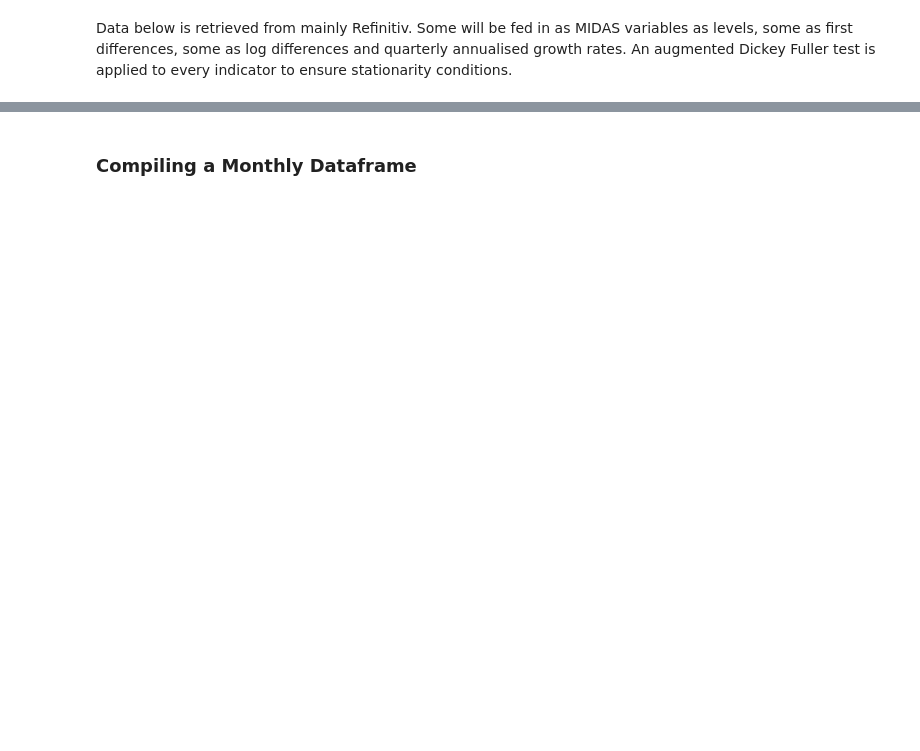
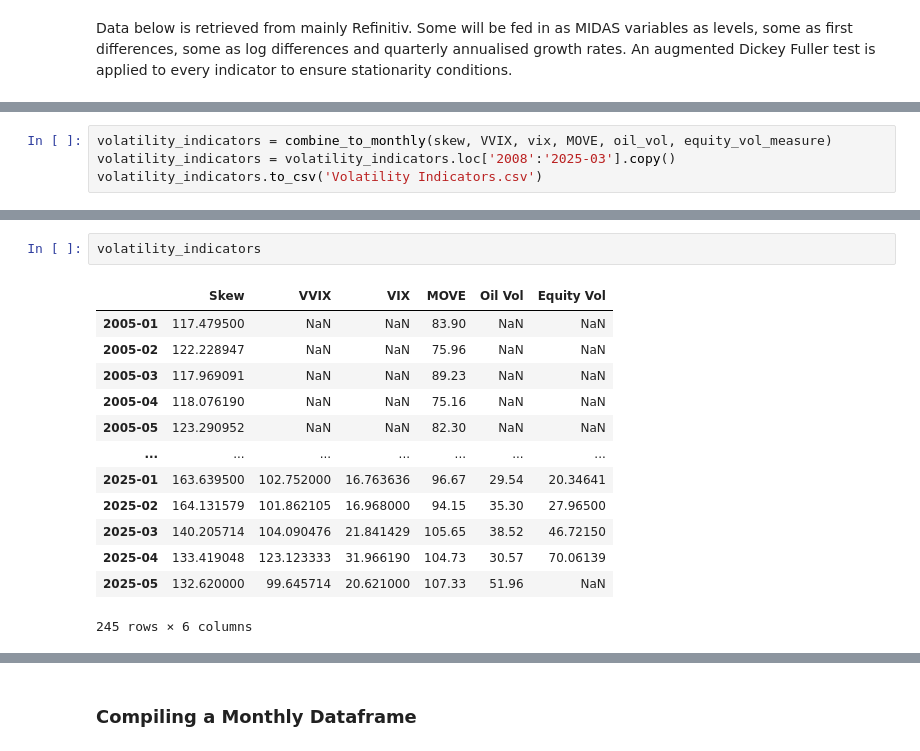
Before and after one commit to Pj-354/Python-Notebooks--Mine-, a Jupyter notebook: Dispersion/GARCH MIDAS/DCC MIDAS/_Data_Collection.ipynb, the cells around one changed output, grey strips where cells are left out. Drawn from its saved outputs; the diff is of its cells as text; blank space fills up the shorter version.

```diff
--- a/Dispersion/GARCH MIDAS/DCC MIDAS/_Data_Collection.ipynb
+++ b/Dispersion/GARCH MIDAS/DCC MIDAS/_Data_Collection.ipynb
@@ -472,0 +552,4 @@ NewOrders = pd.read_csv('New Orders.csv', index_col = [0], parse_dates=True)
+# %%
+volatility_indicators = combine_to_monthly(skew, VVIX, vix, MOVE, oil_vol, equity_vol_measure)
+volatility_indicators = volatility_indicators.loc['2008':'2025-03'].copy()
+volatility_indicators.to_csv('Volatility Indicators.csv')
@@ -472,0 +572,16 @@ NewOrders = pd.read_csv('New Orders.csv', index_col = [0], parse_dates=True)
+# %%
+volatility_indicators
+# %% [output]
+|  | Skew | VVIX | VIX | MOVE | Oil Vol | Equity Vol |
+| 2005-01 | 117.479500 | NaN | NaN | 83.90 | NaN | NaN |
+| 2005-02 | 122.228947 | NaN | NaN | 75.96 | NaN | NaN |
+| 2005-03 | 117.969091 | NaN | NaN | 89.23 | NaN | NaN |
+| 2005-04 | 118.076190 | NaN | NaN | 75.16 | NaN | NaN |
+| 2005-05 | 123.290952 | NaN | NaN | 82.30 | NaN | NaN |
+| ... | ... | ... | ... | ... | ... | ... |
+| 2025-01 | 163.639500 | 102.752000 | 16.763636 | 96.67 | 29.54 | 20.34641 |
+| 2025-02 | 164.131579 | 101.862105 | 16.968000 | 94.15 | 35.30 | 27.96500 |
+| 2025-03 | 140.205714 | 104.090476 | 21.841429 | 105.65 | 38.52 | 46.72150 |
+| 2025-04 | 133.419048 | 123.123333 | 31.966190 | 104.73 | 30.57 | 70.06139 |
+| 2025-05 | 132.620000 | 99.645714 | 20.621000 | 107.33 | 51.96 | NaN |
+245 rows × 6 columns
```
Also changed, not shown: parts of 94 cells of this notebook, 2 other files.
